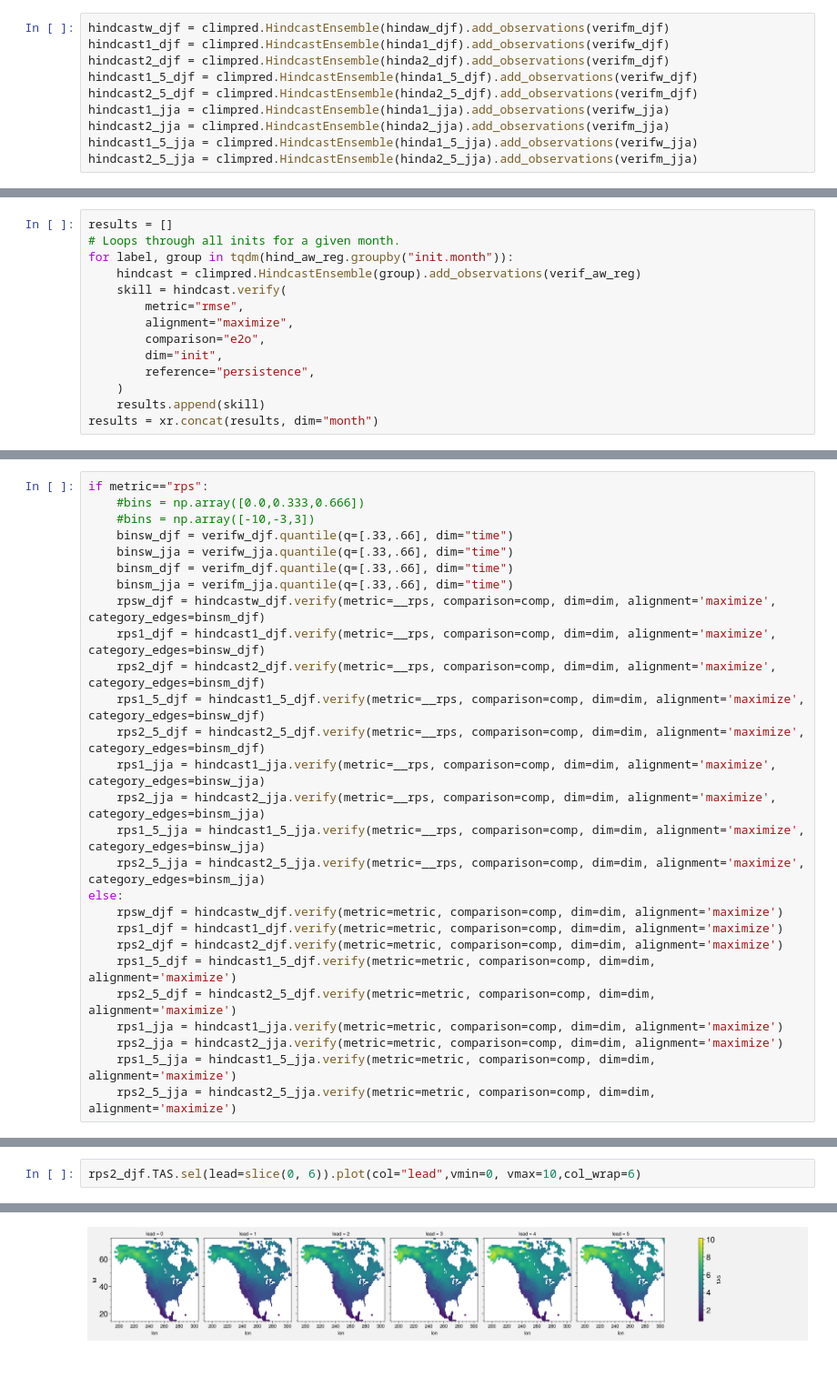
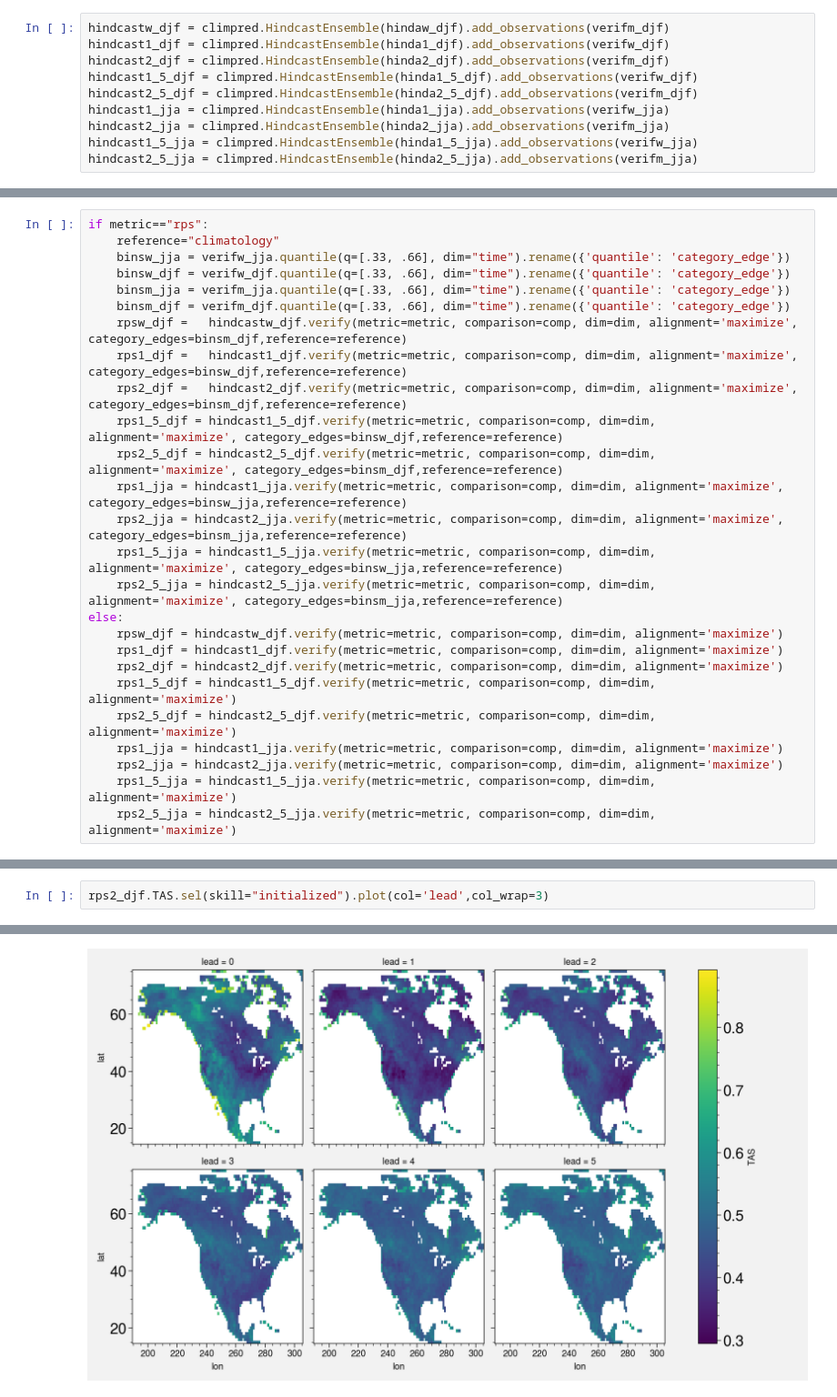
Before and after one commit to judithberner/climpred_CESM1_S2S, a Jupyter notebook: test_rpss.ipynb, the cells around one changed output, grey strips where cells are left out. Shown: that part at 91% size. Drawn from its saved outputs; the diff is of its cells as text; blank space fills up the shorter version.

Commit message:
Used climpred rpss structure

```diff
--- a/test_rpss.ipynb
+++ b/test_rpss.ipynb
@@ -281,14 +206,0 @@ rpsw_djf
-# %%
-results = []
-# Loops through all inits for a given month.
-for label, group in tqdm(hind_aw_reg.groupby("init.month")):
-    hindcast = climpred.HindcastEnsemble(group).add_observations(verif_aw_reg)
-    skill = hindcast.verify(
-        metric="rmse",
-        alignment="maximize",
-        comparison="e2o",
-        dim="init",
-        reference="persistence",
-    )
-    results.append(skill)
-results = xr.concat(results, dim="month")
@@ -301,20 +209,19 @@ ValueError: Expected to find `member` in `dim`, found ['time']
 # %%
 if metric=="rps":
-    #bins = np.array([0.0,0.333,0.666])
-    #bins = np.array([-10,-3,3])
-    binsw_djf = verifw_djf.quantile(q=[.33,.66], dim="time")
-    binsw_jja = verifw_jja.quantile(q=[.33,.66], dim="time")
-    binsm_djf = verifm_djf.quantile(q=[.33,.66], dim="time")
-    binsm_jja = verifm_jja.quantile(q=[.33,.66], dim="time")
-    rpsw_djf = hindcastw_djf.verify(metric=__rps, comparison=comp, dim=dim, alignment='maximize', category_edges=binsm_djf)
-    rps1_djf = hindcast1_djf.verify(metric=__rps, comparison=comp, dim=dim, alignment='maximize', category_edges=binsw_djf)
-    rps2_djf = hindcast2_djf.verify(metric=__rps, comparison=comp, dim=dim, alignment='maximize', category_edges=binsm_djf)
-    rps1_5_djf = hindcast1_5_djf.verify(metric=__rps, comparison=comp, dim=dim, alignment='maximize', category_edges=binsw_djf)
-    rps2_5_djf = hindcast2_5_djf.verify(metric=__rps, comparison=comp, dim=dim, alignment='maximize', category_edges=binsm_djf)
-    rps1_jja = hindcast1_jja.verify(metric=__rps, comparison=comp, dim=dim, alignment='maximize', category_edges=binsw_jja)
-    rps2_jja = hindcast2_jja.verify(metric=__rps, comparison=comp, dim=dim, alignment='maximize', category_edges=binsm_jja)
-    rps1_5_jja = hindcast1_5_jja.verify(metric=__rps, comparison=comp, dim=dim, alignment='maximize', category_edges=binsw_jja)
-    rps2_5_jja = hindcast2_5_jja.verify(metric=__rps, comparison=comp, dim=dim, alignment='maximize', category_edges=binsm_jja)
+    reference="climatology"
+    binsw_jja = verifw_jja.quantile(q=[.33, .66], dim="time").rename({'quantile': 'category_edge'})
+    binsw_djf = verifw_djf.quantile(q=[.33, .66], dim="time").rename({'quantile': 'category_edge'})
+    binsm_jja = verifm_jja.quantile(q=[.33, .66], dim="time").rename({'quantile': 'category_edge'})
+    binsm_djf = verifm_djf.quantile(q=[.33, .66], dim="time").rename({'quantile': 'category_edge'})
+    rpsw_djf =   hindcastw_djf.verify(metric=metric, comparison=comp, dim=dim, alignment='maximize', category_edges=binsm_djf,reference=reference)
+    rps1_djf =   hindcast1_djf.verify(metric=metric, comparison=comp, dim=dim, alignment='maximize', category_edges=binsw_djf,reference=reference)
+    rps2_djf =   hindcast2_djf.verify(metric=metric, comparison=comp, dim=dim, alignment='maximize', category_edges=binsm_djf,reference=reference)
+    rps1_5_djf = hindcast1_5_djf.verify(metric=metric, comparison=comp, dim=dim, alignment='maximize', category_edges=binsw_djf,reference=reference)
+    rps2_5_djf = hindcast2_5_djf.verify(metric=metric, comparison=comp, dim=dim, alignment='maximize', category_edges=binsm_djf,reference=reference)
+    rps1_jja = hindcast1_jja.verify(metric=metric, comparison=comp, dim=dim, alignment='maximize', category_edges=binsw_jja,reference=reference)
+    rps2_jja = hindcast2_jja.verify(metric=metric, comparison=comp, dim=dim, alignment='maximize', category_edges=binsm_jja,reference=reference)
+    rps1_5_jja = hindcast1_5_jja.verify(metric=metric, comparison=comp, dim=dim, alignment='maximize', category_edges=binsw_jja,reference=reference)
+    rps2_5_jja = hindcast2_5_jja.verify(metric=metric, comparison=comp, dim=dim, alignment='maximize', category_edges=binsm_jja,reference=reference)
 else:
     rpsw_djf = hindcastw_djf.verify(metric=metric, comparison=comp, dim=dim, alignment='maximize')
     rps1_djf = hindcast1_djf.verify(metric=metric, comparison=comp, dim=dim, alignment='maximize')
@@ -330,5 +235,5 @@ NameError: name '__rps' is not defined
 # %%
-rps2_djf.TAS.sel(lead=slice(0, 6)).plot(col="lead",vmin=0, vmax=10,col_wrap=6)
+rps2_djf.TAS.sel(skill="initialized").plot(col='lead',col_wrap=3)
 # %% [output]
 <xarray.plot.facetgrid.FacetGrid at 0x...>
-[figure, old version]
+[figure, new version]
```
Also changed, not shown: parts of 42 cells of this notebook.
